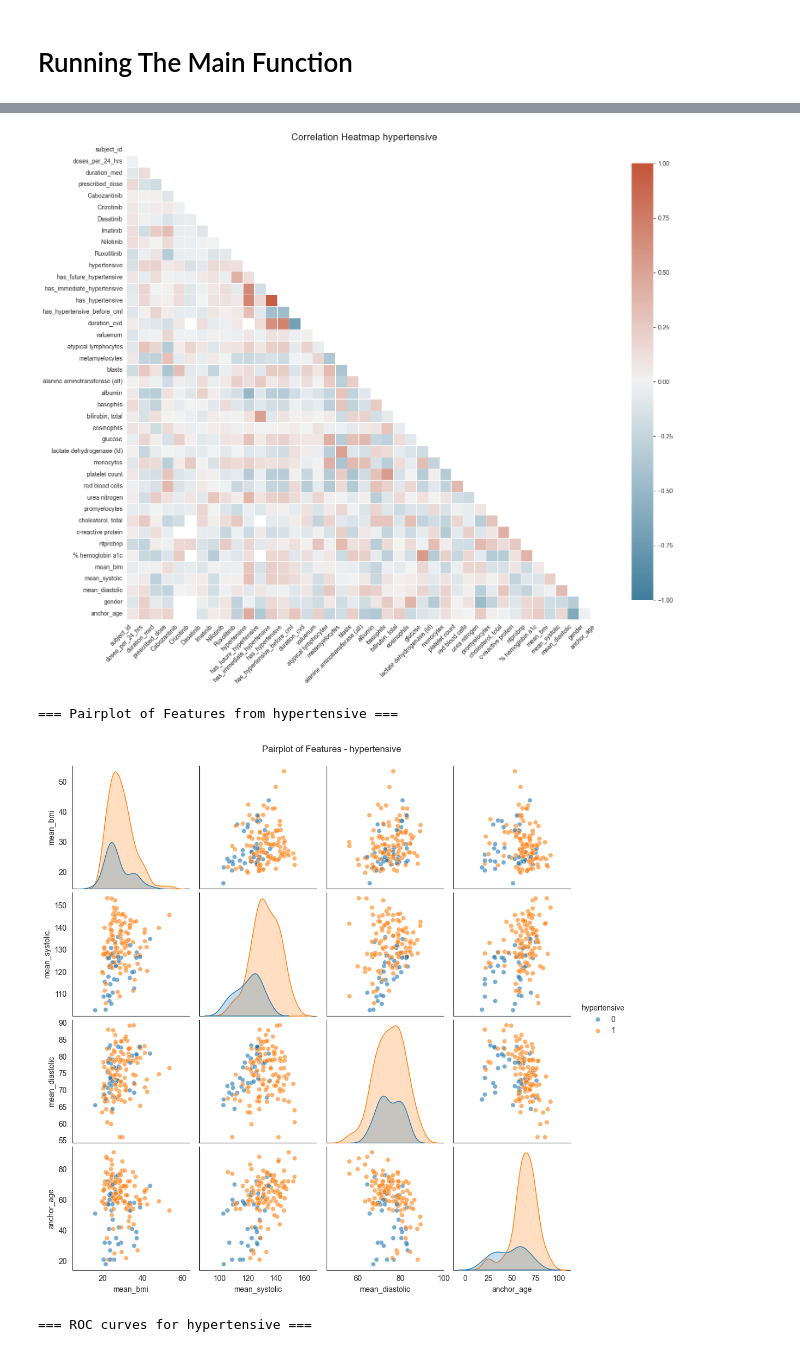
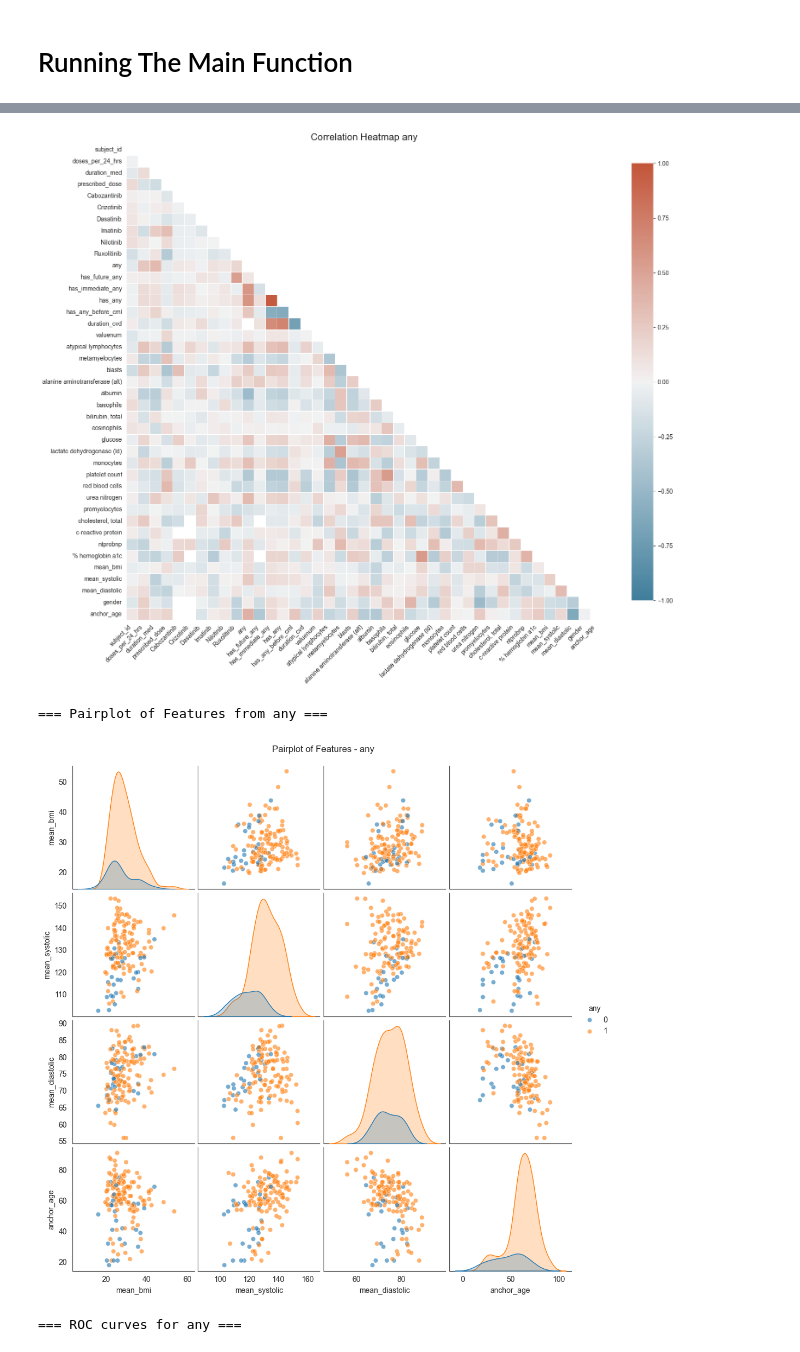
Before and after one commit to yloughribi/Internship, a Jupyter notebook: Model_Training.ipynb, the cells around one changed output, grey strips where cells are left out. Drawn from its saved outputs; the diff is of its cells as text; code cells hidden in the pictures.

```diff
--- a/Model_Training.ipynb
+++ b/Model_Training.ipynb
@@ -207,3 +324,31 @@ def compute_shap_and_plot(pipeline, X_original, clf_name, cvd_category):
+# %%
+import pandas as pd
+from scipy.stats import kruskal
+
+def kruskal_wallis_test(df, group_col, features, alpha=0.05):
+
+    results = []
+
+    for feature in features:
+        # Extract data for each group
+        groups = [group[feature].dropna().values for name, group in df.groupby(group_col)]
+        if any(len(g) == 0 for g in groups):
+            # Skip if any group has no data for the feature
+            continue
+
+        # Perform Kruskal-Wallis test
+        stat, p = kruskal(*groups)
+        significant = p < alpha
+
+        results.append({
+            "Feature": feature,
+            "H-statistic": round(stat, 4),
+            "p-value": f"{p:.4f}",
+            "Significant": significant
+        })
+
+    results_df = pd.DataFrame(results)
+    return results_df
 # %% [markdown]
 # Main Function
 # %%
@@ -424,5 +596,5 @@ def run_cvd_pipeline(cvd_category):
 # %% [markdown]
 # Running The Main Function
 # %%
-run_cvd_pipeline('hypertensive')
+run_cvd_pipeline('any')
 # %% [output]
@@ -434,4 +606,4 @@ interactive(children=(SelectMultiple(description='Numerical Variable:', index=(0
-[figure, old version]
+[figure, new version]
-=== Pairplot of Features from hypertensive ===
+=== Pairplot of Features from any ===
-[figure, old version]
+[figure, new version]
-=== ROC curves for hypertensive ===
+=== ROC curves for any ===
```
Also changed, not shown: parts of 11 cells of this notebook, 8 other files.
